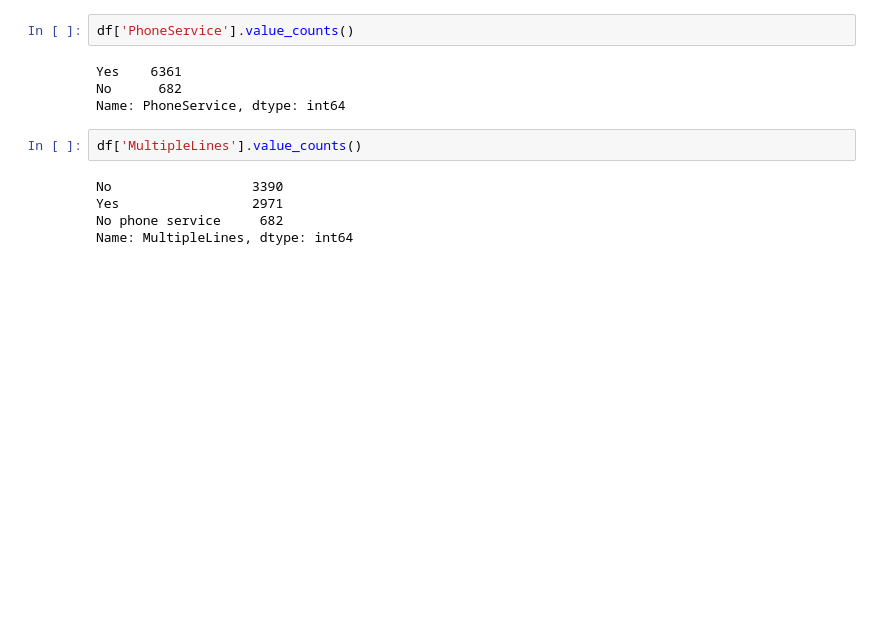
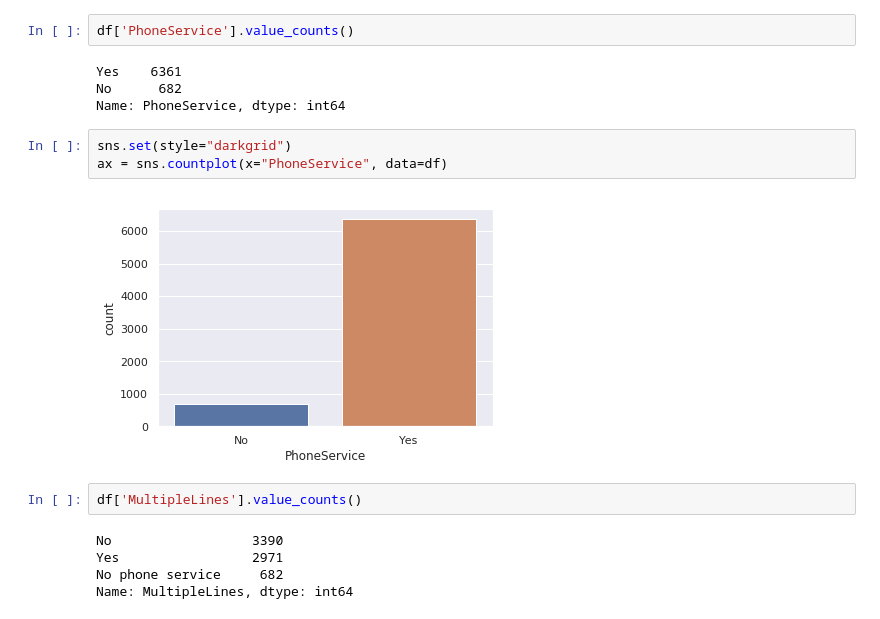
Before and after one commit to priyanshgupta1998/Machine_learning, a Jupyter notebook: Sample_Skeleton.ipynb, the cells around one changed output. Drawn from its saved outputs; the diff is of its cells as text; blank space fills up the shorter version.

```diff
--- a/Sample_Skeleton.ipynb
+++ b/Sample_Skeleton.ipynb
@@ -143,6 +159,11 @@ df['PhoneService'].value_counts()
 Yes    6361
 No      682
 Name: PhoneService, dtype: int64
+# %%
+sns.set(style="darkgrid")
+ax = sns.countplot(x="PhoneService", data=df)
+# %% [output]
+[figure, added]
 # %%
 df['MultipleLines'].value_counts()
 # %% [output]
```
Also changed, not shown: parts of 14 cells of this notebook.
